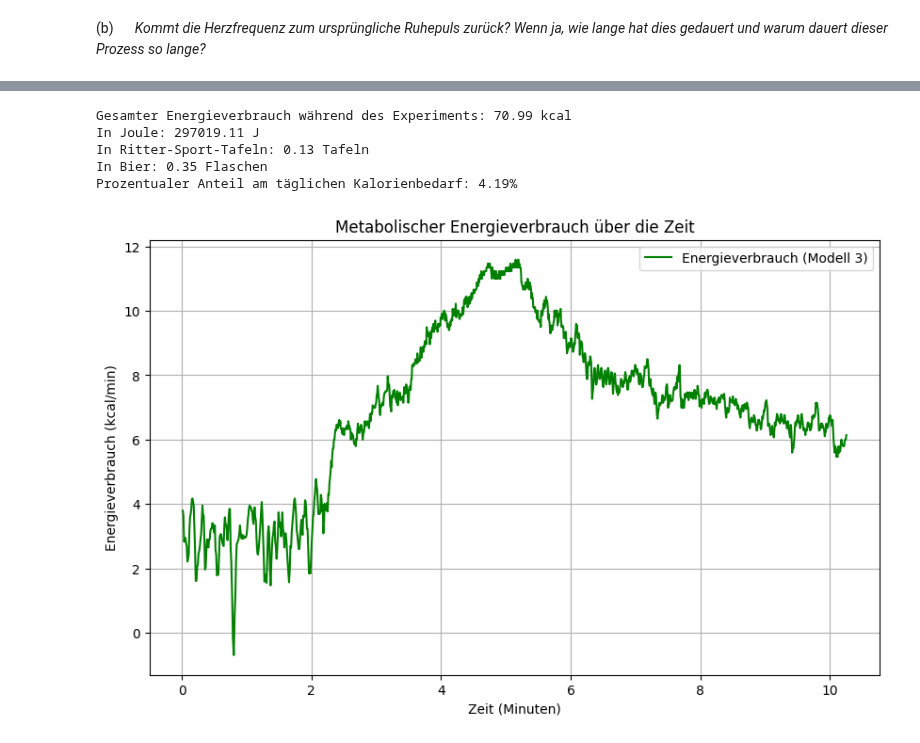
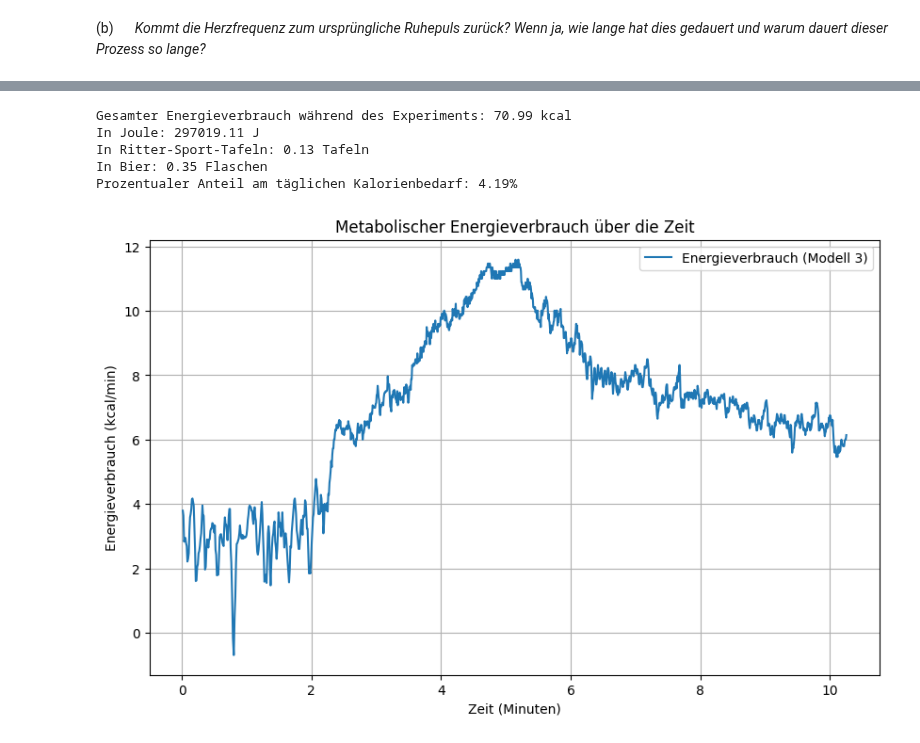
Before and after one commit to tomperg/Biosignalverarbeitung_Selbsthilfegruppe, a Jupyter notebook: MainCode2.ipynb, the cells around one changed output, grey strips where cells are left out. Cells and saved outputs as stored; diff of their text form; code cells hidden in the pictures.

```diff
--- a/MainCode2.ipynb
+++ b/MainCode2.ipynb
@@ -449,32 +449,32 @@ Kalorien_pro_bier = 200  # Beispiel: 200 kcal pro 500 ml Bier
 Bier_flachen = Gesamtkalorien / Kalorien_pro_bier
 
 # Beispielberechnung des täglichen Kalorienbedarfs
 Alter = 21  # Alter in Jahren
 Groesse = 1.75  # Größe in Metern
 Geschlecht_faktor = 5 if Geschlecht == 1 else -161  # Faktor für Geschlecht
 Kalorienbedarf = 10 * Gewicht + 6.25 * (Groesse * 100) - 5 * Alter + Geschlecht_faktor
 Prozent_kalorienbedarf = (Gesamtkalorien / Kalorienbedarf) * 100
 
 # Ausgabe der Ergebnisse
 print(f"Gesamter Energieverbrauch während des Experiments: {Gesamtkalorien:.2f} kcal")
 print(f"In Joule: {Gesamtjoule:.2f} J")
 print(f"In Ritter-Sport-Tafeln: {Ritter_sport_tafeln:.2f} Tafeln")
 print(f"In Bier: {Bier_flachen:.2f} Flaschen")
 print(f"Prozentualer Anteil am täglichen Kalorienbedarf: {Prozent_kalorienbedarf:.2f}%")
 
 # Plot des Energieverbrauchs über die Zeit
 plt.figure(figsize=(10, 6))
-plt.plot(zeit, EE_values_modell3, label="Energieverbrauch (Modell 3)", color="green")
+plt.plot(zeit, EE_values_modell3, label="Energieverbrauch (Modell 3)")
 plt.xlabel("Zeit (Minuten)")
 plt.ylabel("Energieverbrauch (kcal/min)")
 plt.title("Metabolischer Energieverbrauch über die Zeit")
 plt.legend()
 plt.grid()
 plt.show()
 # %% [output]
 Gesamter Energieverbrauch während des Experiments: 70.99 kcal
 In Joule: 297019.11 J
 In Ritter-Sport-Tafeln: 0.13 Tafeln
 In Bier: 0.35 Flaschen
 Prozentualer Anteil am täglichen Kalorienbedarf: 4.19%
-[figure, old version]
+[figure, new version]
```
Also changed, not shown: parts of 2 cells of this notebook, 3 other files.
